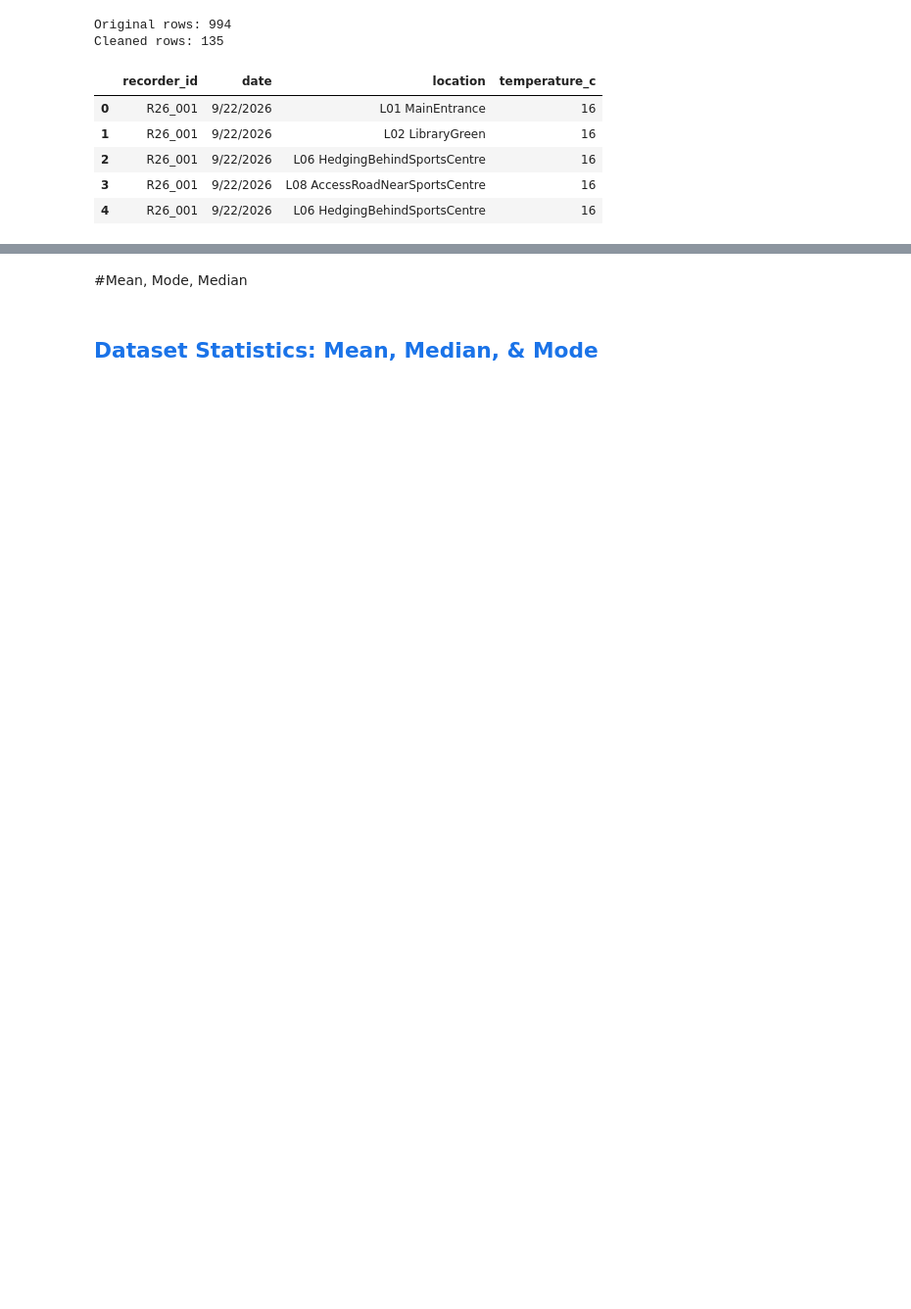
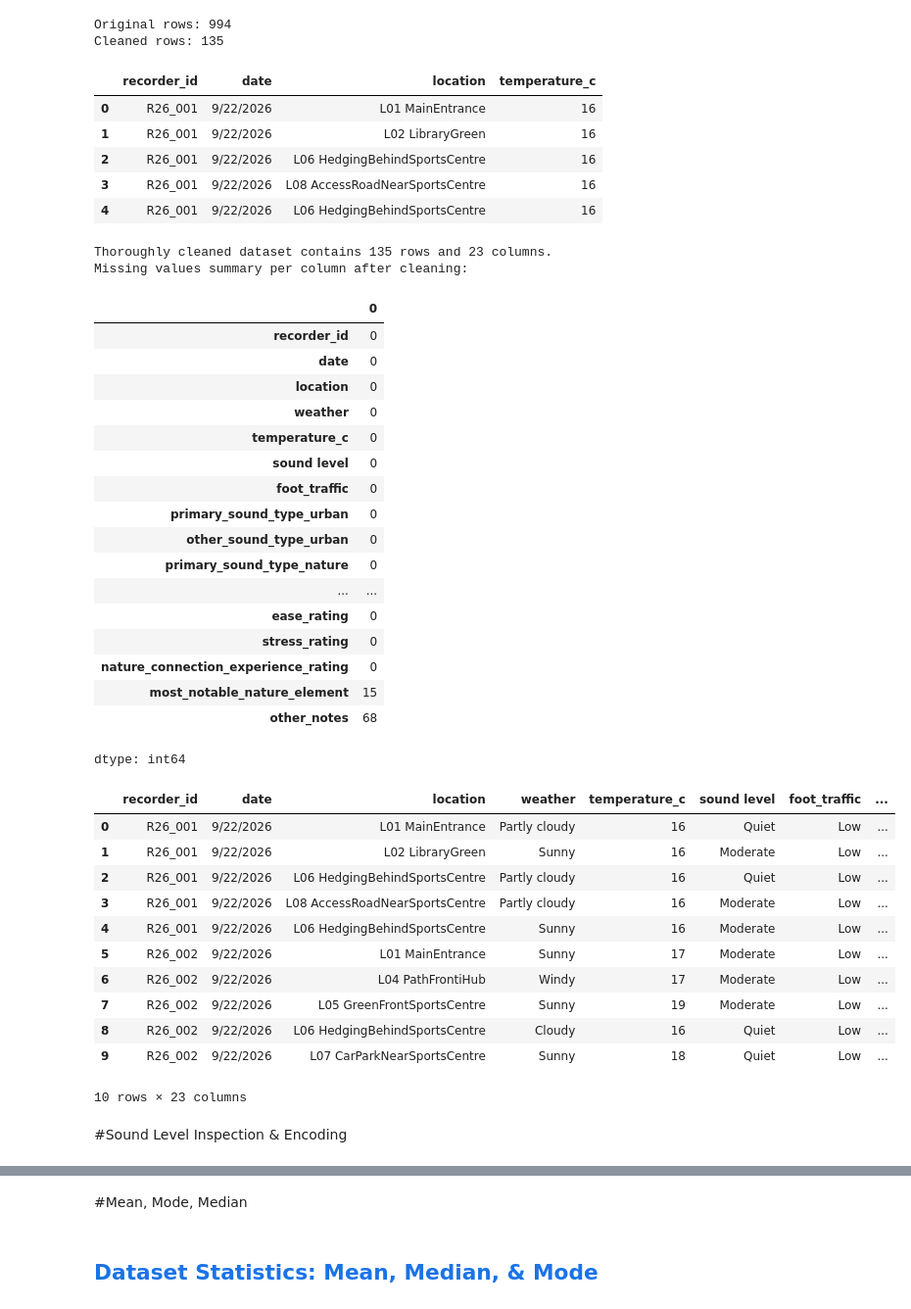
Before and after one commit to OisinStapleton/ml-campus_data-project-colab, a Jupyter notebook: MiniProjectOS.ipynb, the cells around one changed output, grey strips where cells are left out. Shown at 98% size. Saved outputs shown, nothing was run; the diff lists cells and outputs as text; code cells hidden in the pictures; blank space fills up the shorter version.

Commit message:
More encoding

```diff
--- a/MiniProjectOS.ipynb
+++ b/MiniProjectOS.ipynb
@@ -59,3 +64,81 @@ Cleaned rows: 135
 | 2 | R26_001 | 9/22/2026 | L06 HedgingBehindSportsCentre | 16 |
 | 3 | R26_001 | 9/22/2026 | L08 AccessRoadNearSportsCentre | 16 |
 | 4 | R26_001 | 9/22/2026 | L06 HedgingBehindSportsCentre | 16 |
+# %%
+import numpy as np
+import pandas as pd
+
+# Start with our base cleaned dataset
+fully_cleaned_df = cleaned_df.copy()
+
+# 1. Drop any columns that are entirely empty (all values are NaN)
+fully_cleaned_df = fully_cleaned_df.dropna(how='all', axis=1)
+
+# 2. Standardize string columns: strip extra spaces and convert to title case
+string_cols = fully_cleaned_df.select_dtypes(include=['object']).columns
+for col in string_cols:
+    fully_cleaned_df[col] = fully_cleaned_df[col].astype(str).str.strip()
+    # Replace common placeholder strings with standard NaNs
+    fully_cleaned_df[col] = fully_cleaned_df[col].replace(['Not answered', 'nan', 'NaN', 'N/A', ''], np.nan)
+
+# 3. Clean and fill key count columns (insects and birds) safely
+count_cols = ['insects_count', 'birds_count']
+for col in count_cols:
+    if col in fully_cleaned_df.columns:
+        fully_cleaned_df[col] = pd.to_numeric(fully_cleaned_df[col], errors='coerce')
+        # Fill missing values in counts with their median so we can use integers safely
+        median_val = fully_cleaned_df[col].median()
+        fully_cleaned_df[col] = fully_cleaned_df[col].fillna(median_val if pd.notnull(median_val) else 0).astype(int)
+
+# 4. Fill missing values in categorical fields with sensible defaults
+categorical_cols = ['weather', 'sound level', 'foot_traffic', 'primary_sound_type_urban', 'other_sound_type_urban']
+for col in categorical_cols:
+    if col in fully_cleaned_df.columns:
+        # Fill NaNs with a fallback value 'Not specified'
+        fully_cleaned_df[col] = fully_cleaned_df[col].fillna('Not specified')
+        # Clean styling
+        fully_cleaned_df[col] = fully_cleaned_df[col].str.capitalize()
+
+# 5. Overwrite cleaned_df so subsequent stats and models run on this fully cleaned data
+cleaned_df = fully_cleaned_df
+
+# Verify the results
+print(f"Thoroughly cleaned dataset contains {cleaned_df.shape[0]} rows and {cleaned_df.shape[1]} columns.")
+print("Missing values summary per column after cleaning:")
+display(cleaned_df.isnull().sum())
+display(cleaned_df.head(10))
+# %% [output]
+Thoroughly cleaned dataset contains 135 rows and 23 columns.
+Missing values summary per column after cleaning:
+|  | 0 |
+| recorder_id | 0 |
+| date | 0 |
+| location | 0 |
+| weather | 0 |
+| temperature_c | 0 |
+| sound level | 0 |
+| foot_traffic | 0 |
+| primary_sound_type_urban | 0 |
+| other_sound_type_urban | 0 |
+| primary_sound_type_nature | 0 |
+| ... | ... |
+| ease_rating | 0 |
+| stress_rating | 0 |
+| nature_connection_experience_rating | 0 |
+| most_notable_nature_element | 15 |
+| other_notes | 68 |
+dtype: int64
+|  | recorder_id | date | location | weather | temperature_c | sound level | foot_traffic | ... |
+| 0 | R26_001 | 9/22/2026 | L01 MainEntrance | Partly cloudy | 16 | Quiet | Low | ... |
+| 1 | R26_001 | 9/22/2026 | L02 LibraryGreen | Sunny | 16 | Moderate | Low | ... |
+| 2 | R26_001 | 9/22/2026 | L06 HedgingBehindSportsCentre | Partly cloudy | 16 | Quiet | Low | ... |
+| 3 | R26_001 | 9/22/2026 | L08 AccessRoadNearSportsCentre | Partly cloudy | 16 | Moderate | Low | ... |
+| 4 | R26_001 | 9/22/2026 | L06 HedgingBehindSportsCentre | Sunny | 16 | Moderate | Low | ... |
+| 5 | R26_002 | 9/22/2026 | L01 MainEntrance | Sunny | 17 | Moderate | Low | ... |
+| 6 | R26_002 | 9/22/2026 | L04 PathFrontiHub | Windy | 17 | Moderate | Low | ... |
+| 7 | R26_002 | 9/22/2026 | L05 GreenFrontSportsCentre | Sunny | 19 | Moderate | Low | ... |
+| 8 | R26_002 | 9/22/2026 | L06 HedgingBehindSportsCentre | Cloudy | 16 | Quiet | Low | ... |
+| 9 | R26_002 | 9/22/2026 | L07 CarParkNearSportsCentre | Sunny | 18 | Quiet | Low | ... |
+10 rows × 23 columns
+# %% [markdown]
+#Sound Level Inspection & Encoding
```
Also changed, not shown: parts of 21 cells of this notebook.
